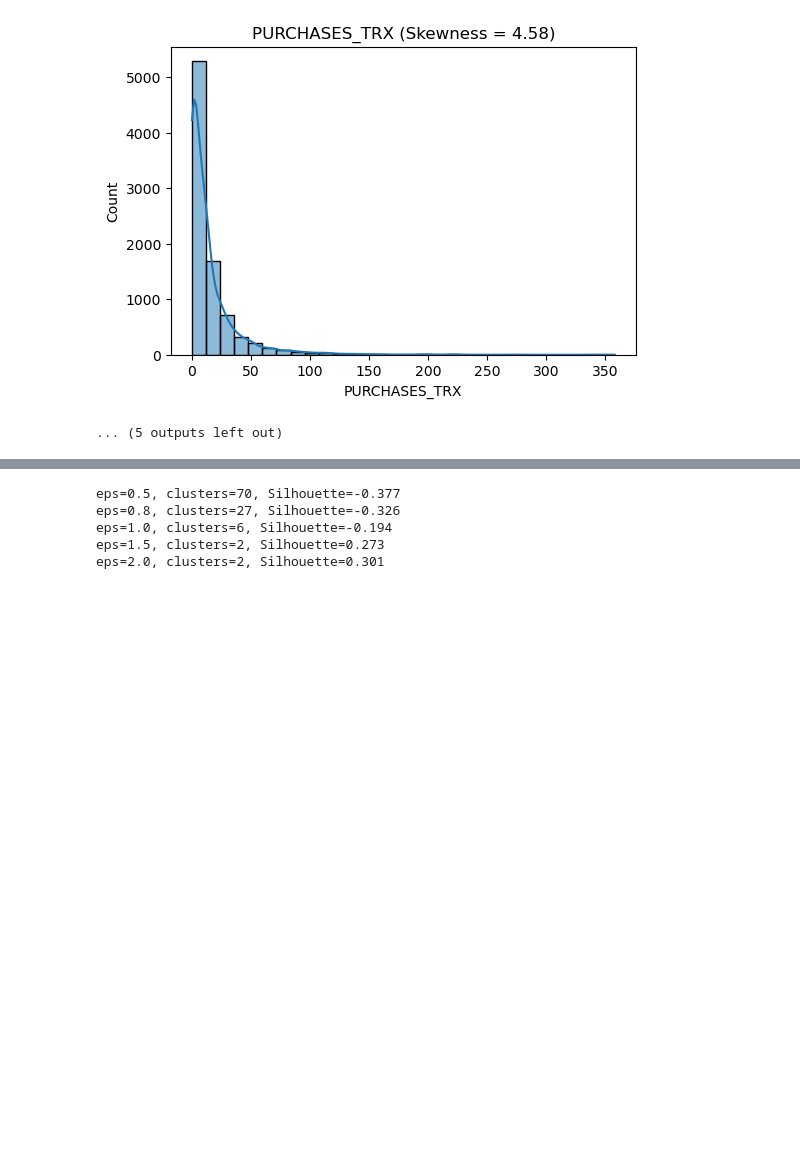
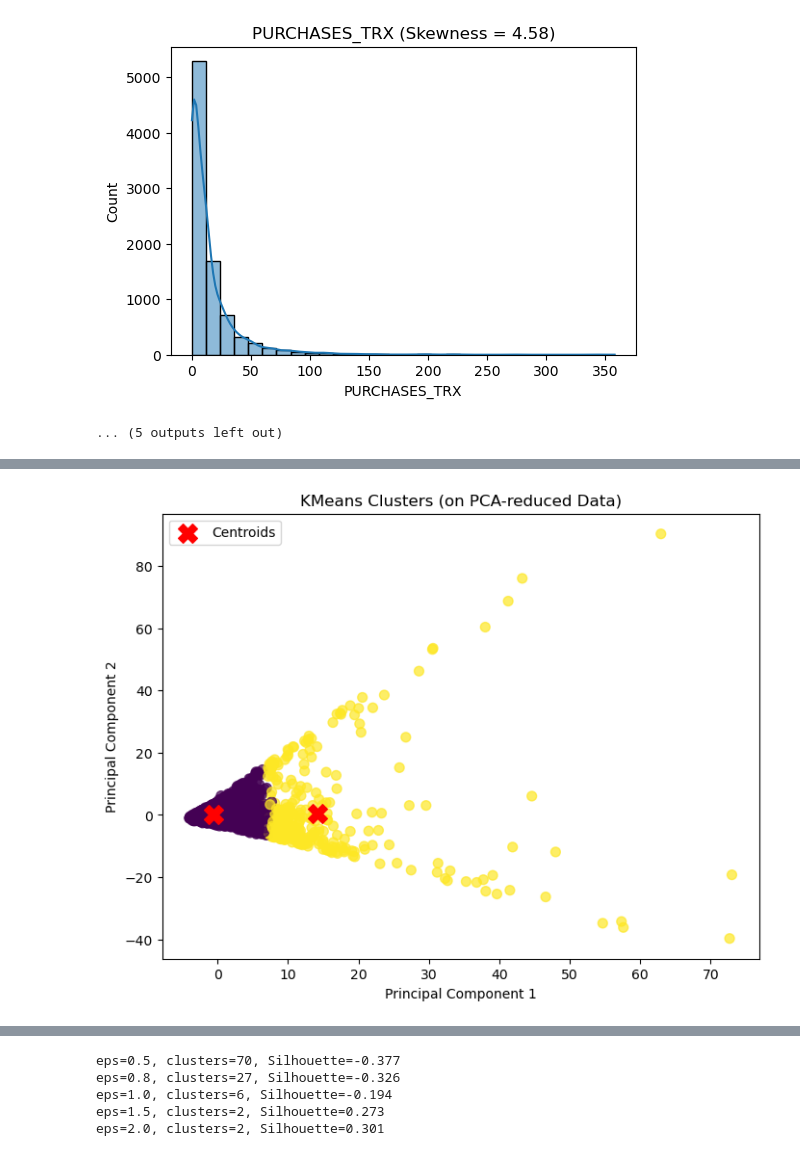
Before and after one commit to navaneethakrishnanms/Unsupervised-learning-clustering-part-1, a Jupyter notebook: task.ipynb, the cells around one changed output, grey strips where cells are left out. Cells and saved outputs as stored; diff of their text form; code cells hidden in the pictures; blank space fills up the shorter version.

```diff
--- a/task.ipynb
+++ b/task.ipynb
@@ -256,6 +230,27 @@ kmeans = KMeans(
 )
 
 kmeans_labels = kmeans.fit_predict(X_pca)
+# %%
+import matplotlib.pyplot as plt
+
+plt.figure(figsize=(8,6))
+plt.scatter(
+    X_pca[:, 0], X_pca[:, 1],
+    c=kmeans_labels, cmap="viridis", s=50, alpha=0.7
+)
+
+plt.scatter(
+    kmeans.cluster_centers_[:, 0], kmeans.cluster_centers_[:, 1],
+    c="red", marker="X", s=200, label="Centroids"
+)
+
+plt.xlabel("Principal Component 1")
+plt.ylabel("Principal Component 2")
+plt.title("KMeans Clusters (on PCA-reduced Data)")
+plt.legend()
+plt.show()
+# %% [output]
+[figure, added]
 # %%
 from sklearn.cluster import DBSCAN
 
```
Also changed, not shown: parts of 11 cells of this notebook, 2 other files.
